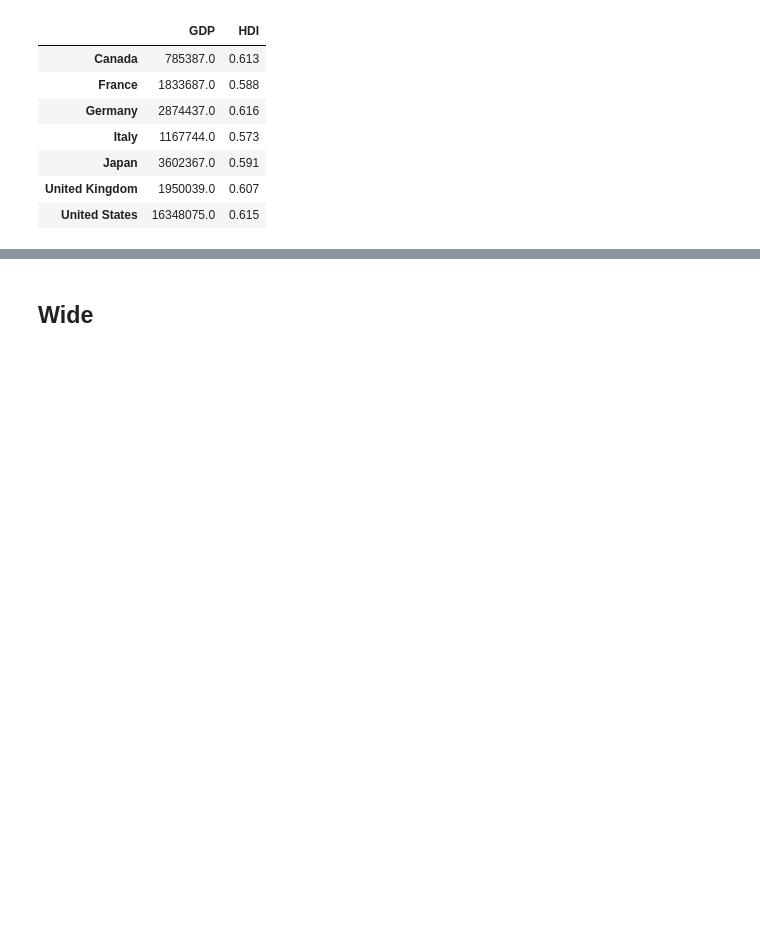
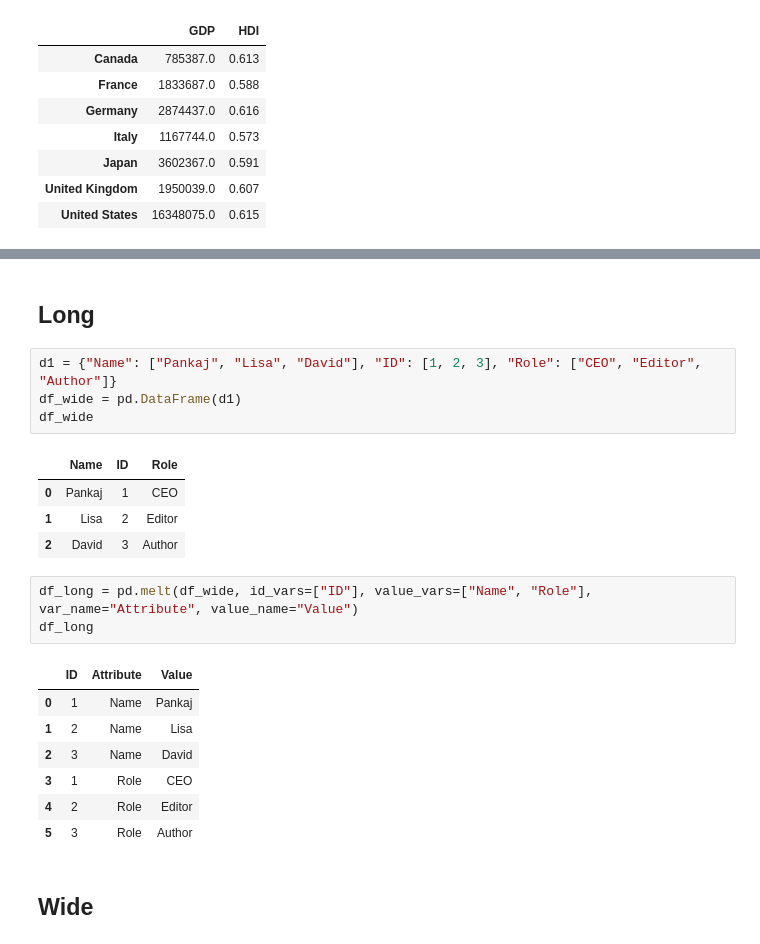
Before and after one commit to dcaley5005/Python_Cheat_Sheet, a Jupyter notebook: Data_Transformation/data_transformation.ipynb, the cells around one changed output, grey strips where cells are left out. Drawn from its saved outputs; the diff is of its cells as text; blank space fills up the shorter version.

```diff
--- a/Data_Transformation/data_transformation.ipynb
+++ b/Data_Transformation/data_transformation.ipynb
@@ -564,5 +564,27 @@ df[['GDP', 'HDI']] + crisis
 # %% [markdown]
 ![purple-divider](https://user-images.githubusercontent.com/7065401/52071927-c1cd7100-2562-11e9-908a-dde91ba14e59.png)
 # Pivoting Data
+# %% [markdown]
+## Long
+# %%
+d1 = {"Name": ["Pankaj", "Lisa", "David"], "ID": [1, 2, 3], "Role": ["CEO", "Editor", "Author"]}
+df_wide = pd.DataFrame(d1)
+df_wide
+# %% [output]
+|  | Name | ID | Role |
+| 0 | Pankaj | 1 | CEO |
+| 1 | Lisa | 2 | Editor |
+| 2 | David | 3 | Author |
+# %%
+df_long = pd.melt(df_wide, id_vars=["ID"], value_vars=["Name", "Role"], var_name="Attribute", value_name="Value")
+df_long
+# %% [output]
+|  | ID | Attribute | Value |
+| 0 | 1 | Name | Pankaj |
+| 1 | 2 | Name | Lisa |
+| 2 | 3 | Name | David |
+| 3 | 1 | Role | CEO |
+| 4 | 2 | Role | Editor |
+| 5 | 3 | Role | Author |
 # %% [markdown]
 ## Wide
```
Also changed, not shown: parts of 5 cells of this notebook, 3 other files.
